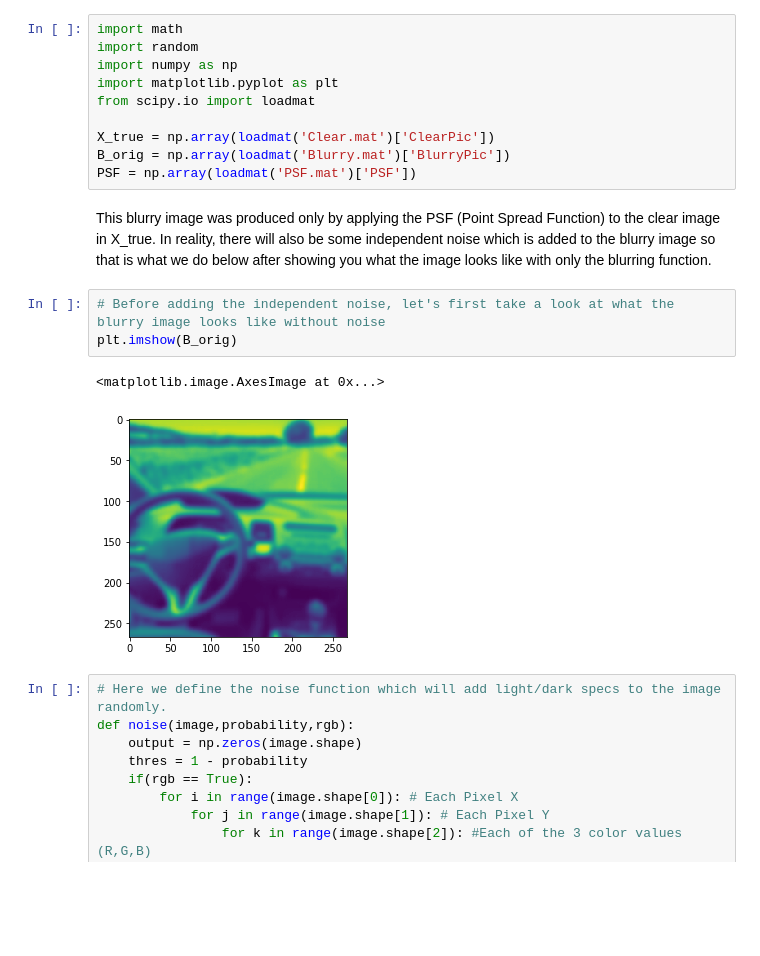
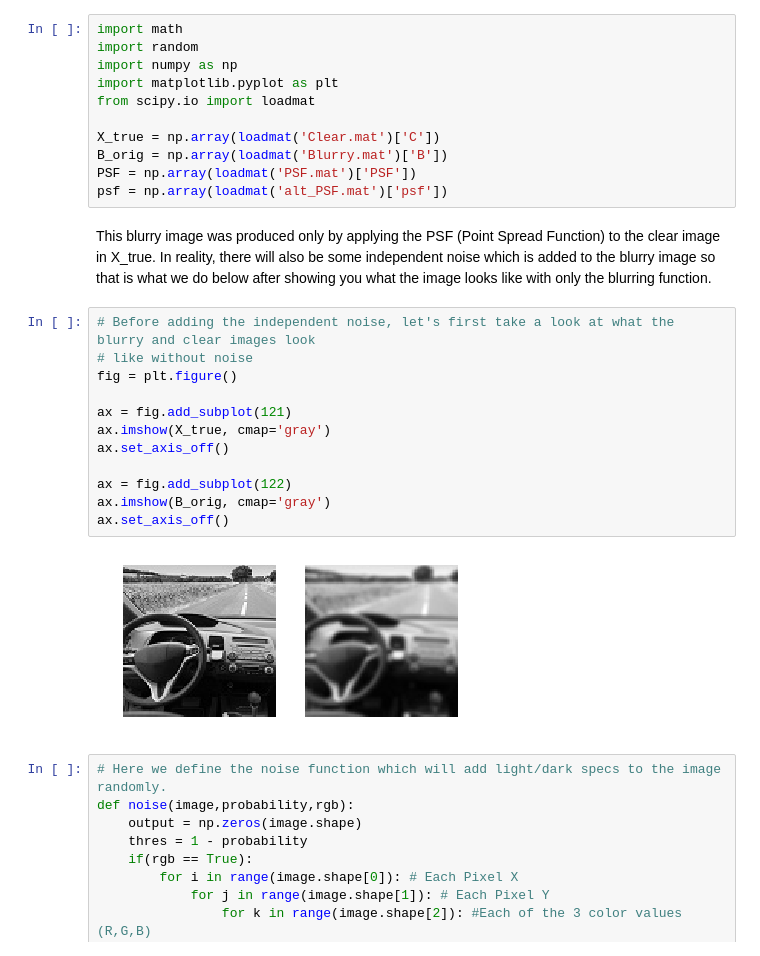
Before and after one commit to goethel/ECE532-Project, a Jupyter notebook: Project/LASSO deblurring experimentation.ipynb, the cells around one changed output. Cells and saved outputs as stored; diff of their text form; blank space fills up the shorter version.

```diff
--- a/Project/LASSO deblurring experimentation.ipynb
+++ b/Project/LASSO deblurring experimentation.ipynb
@@ -11,17 +11,26 @@ import numpy as np
 import matplotlib.pyplot as plt
 from scipy.io import loadmat
 
-X_true = np.array(loadmat('Clear.mat')['ClearPic'])
-B_orig = np.array(loadmat('Blurry.mat')['BlurryPic'])
+X_true = np.array(loadmat('Clear.mat')['C'])
+B_orig = np.array(loadmat('Blurry.mat')['B'])
 PSF = np.array(loadmat('PSF.mat')['PSF'])
+psf = np.array(loadmat('alt_PSF.mat')['psf'])
 # %% [markdown]
 This blurry image was produced only by applying the PSF (Point Spread Function) to the clear image in X_true. In reality, there will also be some independent noise which is added to the blurry image so that is what we do below after showing you what the image looks like with only the blurring function.
 # %%
-# Before adding the independent noise, let's first take a look at what the blurry image looks like without noise
-plt.imshow(B_orig)
+# Before adding the independent noise, let's first take a look at what the blurry and clear images look
+# like without noise
+fig = plt.figure()
+
+ax = fig.add_subplot(121)
+ax.imshow(X_true, cmap='gray')
+ax.set_axis_off()
+
+ax = fig.add_subplot(122)
+ax.imshow(B_orig, cmap='gray')
+ax.set_axis_off()
 # %% [output]
-<matplotlib.image.AxesImage at 0x...>
-[figure, old version]
+[figure, new version]
 # %%
 # Here we define the noise function which will add light/dark specs to the image randomly.
 def noise(image,probability,rgb):
```
Also changed, not shown: parts of 14 cells of this notebook, 4 other files.
